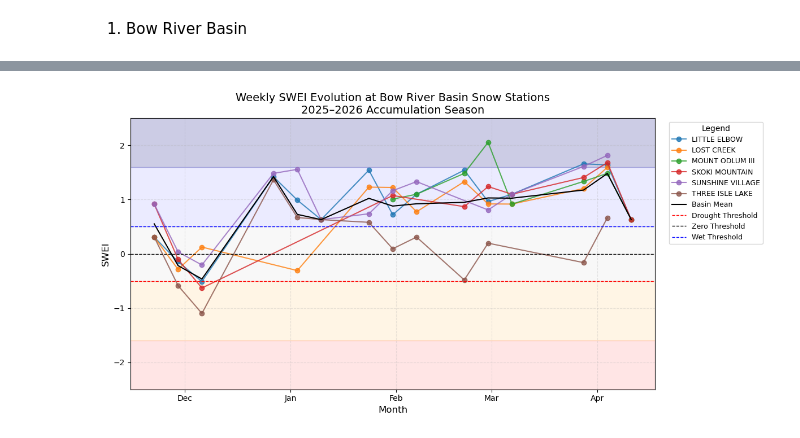
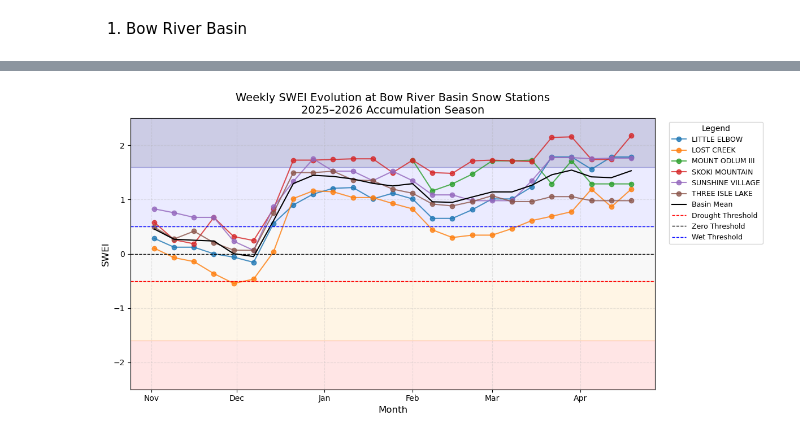
Before and after one commit to Nadiesenali/snowdroughtindex-main, a Jupyter notebook: notebooks/workflows/12_for_report.ipynb, the cells around one changed output, grey strips where cells are left out. Saved outputs shown, nothing was run; the diff lists cells and outputs as text; code cells hidden in the pictures.

Commit message:
new analysis for report

```diff
--- a/notebooks/workflows/12_for_report.ipynb
+++ b/notebooks/workflows/12_for_report.ipynb
@@ -376,0 +370,9 @@ Oldman rows: 32109
+# %%
+# Bow River Basin
+bow_station_lookup = bow_historic_matched.drop_duplicates('station_id').set_index('station_id')['station_name']
+
+bow_swe_table['station_name'] = bow_swe_table['station_id'].map(bow_station_lookup)
+
+#bow_swe_table = bow_swe_table.drop(columns=['source_station_id', 'lat', 'lon'])
+
+display(bow_swe_table)
@@ -392,26 +504,0 @@ Unique Oldman station_name_gapfilled values:
-# %%
-# add station_name column to bow_swe_table and oldman_swe_table by comparing station_id with historic matched data
-bow_swe_table = bow_swe_table.merge(
-    bow_historic_matched[['station_id', 'station_name']],
-    left_on='station_id',
-    right_on='station_id',
-    how='left'
-)
-oldman_swe_table = oldman_swe_table.merge(
-    oldman_historic_matched[['station_id', 'station_name']],
-    left_on='station_id',
-    right_on='station_id',
-    how='left'
-)
-
-# add season_2025_df data to the bottom of filtered_station
-final_bow_df = pd.concat([bow_historic_matched, bow_swe_table], ignore_index=True)
-final_oldman_df = pd.concat([oldman_historic_matched, oldman_swe_table], ignore_index=True)
-
-# drop source_station_id,lat,lon column from final_bow_df and final_oldman_df
-final_bow_df = final_bow_df.drop(columns=['source_station_id', 'lat', 'lon'])
-final_oldman_df = final_oldman_df.drop(columns=['source_station_id', 'lat', 'lon'])
-
-
-display(final_bow_df)
-display(final_oldman_df)
@@ -680,9 +740,9 @@ def compute_weekly_swei(
 1. Bow River Basin
 # %%
 Bow_weekly_swei = compute_weekly_swei(
-    df=final_bow_df,
+    df=bow_swe_table,
     window_weeks=1,      # 1-week SWEI
-    week_freq="W-SAT",   # weekly ending Saturday
+    week_freq="W-SUN",   # weekly ending Saturday
     weekly_agg="last"    # recommended for SWE
 )
 
@@ -709,6 +774,9 @@ display(season_2025_weekly)
 # %%
 # plot for season 2025
 season_2025_weekly = Bow_weekly_swei[Bow_weekly_swei['Seasonal_Year'] == 2025].copy()
+
+# remove October for the report
+season_2025_weekly = season_2025_weekly[season_2025_weekly['time'].dt.month != 10].copy()
 
 # remove SWEI = 0 rows
 #season_2025_weekly = season_2025_weekly[season_2025_weekly['SWEI'] != 0].copy()
@@ -718,7 +786,7 @@ fig, ax = plt.subplots(figsize=(12,6))
 # --- plot station lines (lighter) ---
 for station_name, group in season_2025_weekly.groupby('station_name'):
     ax.plot(group['time'], group['SWEI'],
-            marker='o', linewidth=1.5, alpha=0.8,
+            marker ='o', linewidth=1.5, alpha=0.8,
             label=station_name)
 
 # --- optional basin mean ---
@@ -739,33 +807,33 @@ ax.axhline(-0.5, color='red', linestyle='--', linewidth=1, label='Drought Thresh
 ax.axhline(0, color='black', linestyle='--', linewidth=1, label='Zero Threshold')
 ax.axhline(0.5, color='blue', linestyle='--', linewidth=1, label='Wet Threshold')
 # --- labels ---
 ax.set_title('Weekly SWEI Evolution at Bow River Basin Snow Stations\n2025–2026 Accumulation Season',
              fontsize=14)
 
 ax.set_xlabel('Month', fontsize=12)
 ax.set_ylabel('SWEI', fontsize=12)
 
 # --- monthly ticks ---
 ax.xaxis.set_major_locator(mdates.MonthLocator())
 ax.xaxis.set_major_formatter(mdates.DateFormatter('%b'))
 
 # --- limits ---
 ax.set_ylim(-2.5,2.5)
 
 # --- grid ---
 ax.grid(True, linestyle='--', alpha=0.3)
 
 # --- legend outside ---
 ax.legend(title='Legend',
           bbox_to_anchor=(1.02,1),
           loc='upper left',
           fontsize=9)
 
 plt.tight_layout()
 save_path = config['output_plots'] / 'season_2025_weekly_swei.png'
 plt.savefig(save_path, dpi=1000, bbox_inches='tight')
 plt.show()
 # %% [output]
-[figure, old version]
+[figure, new version]
 # %%
 Oldman_weekly_swei = compute_weekly_swei(
```
Also changed, not shown: parts of 23 cells of this notebook, 2 other files.
